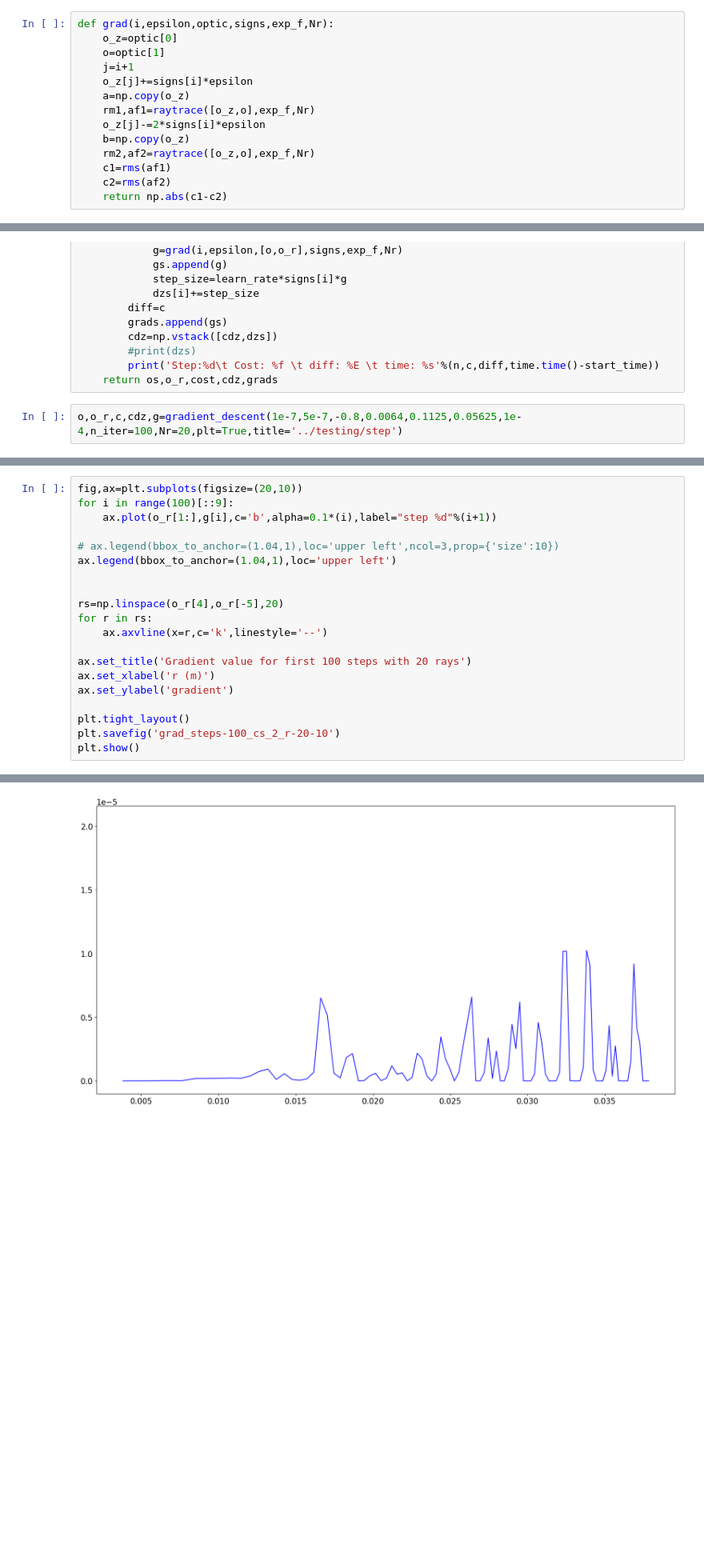
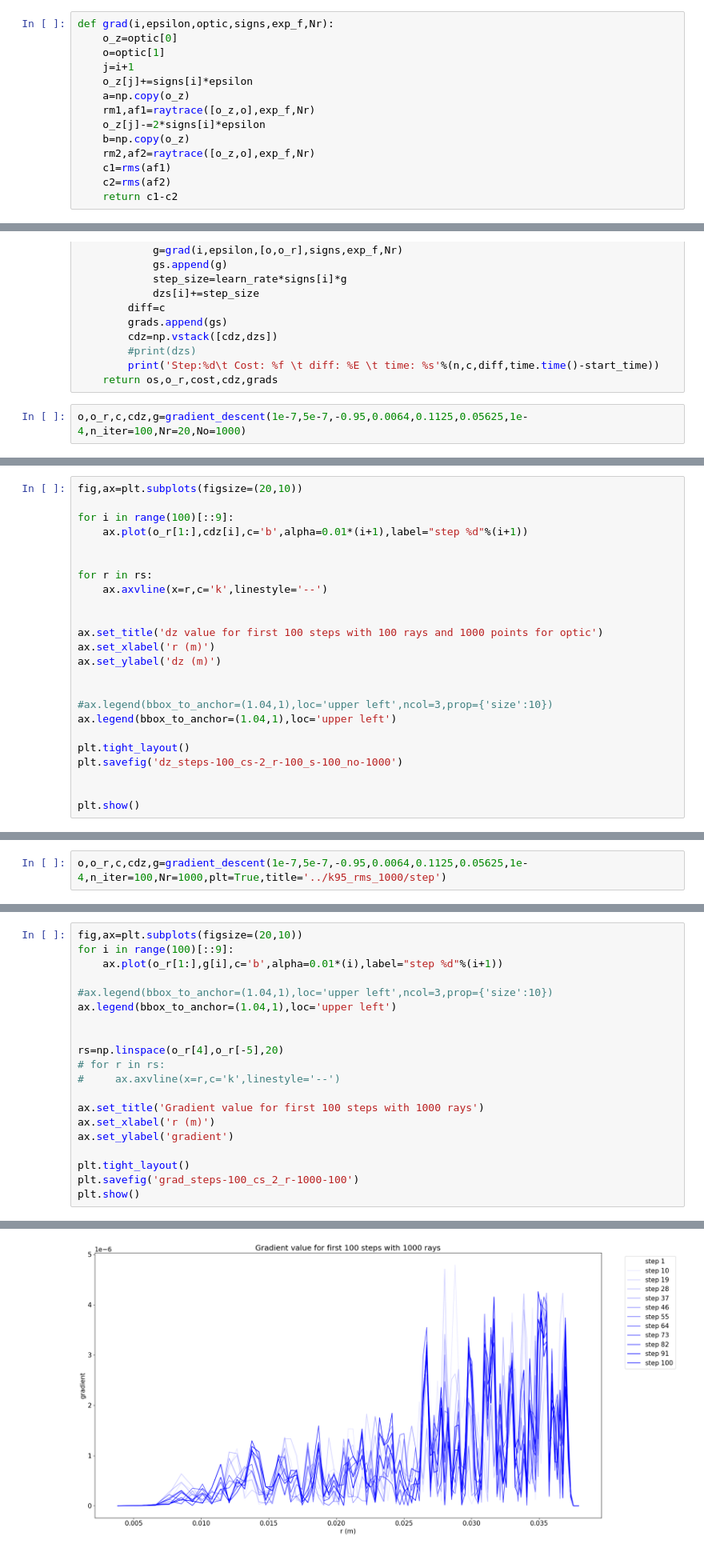
Before and after one commit to km0110/FF_rays, a Jupyter notebook: test_grad.ipynb, the cells around one changed output, grey strips where cells are left out. Shown at 80% size. Cells and saved outputs as stored; diff of their text form; blank space fills up the shorter version.

Commit message:
grad testing

```diff
--- a/test_grad.ipynb
+++ b/test_grad.ipynb
@@ -114,7 +114,7 @@ def grad(i,epsilon,optic,signs,exp_f,Nr):
     rm2,af2=raytrace([o_z,o],exp_f,Nr)
     c1=rms(af1)
     c2=rms(af2)
-    return np.abs(c1-c2)
+    return c1-c2
 # %%
 def gradient_descent(epsilon,dz,start_k,thick,roc,exp_f,learn_rate,n_iter=1000,tol=1e-6,No=100,Nr=1000,plt=False,title=None):
     start_o=create_starting_optic(thick,roc,k=start_k,N=No)
@@ -157,5 +157,5 @@ def gradient_descent(epsilon,dz,start_k,thick,roc,exp_f,learn_rate,n_iter=1000,t
         print('Step:%d\t Cost: %f \t diff: %E \t time: %s'%(n,c,diff,time.time()-start_time))
     return os,o_r,cost,cdz,grads
 # %%
-o,o_r,c,cdz,g=gradient_descent(1e-7,5e-7,-0.8,0.0064,0.1125,0.05625,1e-4,n_iter=100,Nr=20,plt=True,title='../testing/step')
+o,o_r,c,cdz,g=gradient_descent(1e-7,5e-7,-0.95,0.0064,0.1125,0.05625,1e-4,n_iter=100,Nr=20,No=1000)
 # %% [output]
@@ -194,0 +217,24 @@ for i in range(100)[::9]:
+# %%
+fig,ax=plt.subplots(figsize=(20,10))
+
+for i in range(100)[::9]:
+    ax.plot(o_r[1:],cdz[i],c='b',alpha=0.01*(i+1),label="step %d"%(i+1))
+
+
+for r in rs:
+    ax.axvline(x=r,c='k',linestyle='--')
+
+
+ax.set_title('dz value for first 100 steps with 100 rays and 1000 points for optic')
+ax.set_xlabel('r (m)')
+ax.set_ylabel('dz (m)')
+
+
+#ax.legend(bbox_to_anchor=(1.04,1),loc='upper left',ncol=3,prop={'size':10})
+ax.legend(bbox_to_anchor=(1.04,1),loc='upper left')
+
+plt.tight_layout()
+plt.savefig('dz_steps-100_cs-2_r-100_s-100_no-1000')
+
+
+plt.show()
@@ -194,0 +243,2 @@ for i in range(100)[::9]:
+# %%
+o,o_r,c,cdz,g=gradient_descent(1e-7,5e-7,-0.95,0.0064,0.1125,0.05625,1e-4,n_iter=100,Nr=1000,plt=True,title='../k95_rms_1000/step')
@@ -195,21 +263,21 @@ for i in range(100)[::9]:
 # %%
 fig,ax=plt.subplots(figsize=(20,10))
 for i in range(100)[::9]:
-    ax.plot(o_r[1:],g[i],c='b',alpha=0.1*(i),label="step %d"%(i+1))
+    ax.plot(o_r[1:],g[i],c='b',alpha=0.01*(i),label="step %d"%(i+1))
 
-# ax.legend(bbox_to_anchor=(1.04,1),loc='upper left',ncol=3,prop={'size':10})
+#ax.legend(bbox_to_anchor=(1.04,1),loc='upper left',ncol=3,prop={'size':10})
 ax.legend(bbox_to_anchor=(1.04,1),loc='upper left')
 
 
 rs=np.linspace(o_r[4],o_r[-5],20)
-for r in rs:
-    ax.axvline(x=r,c='k',linestyle='--')
+# for r in rs:
+#     ax.axvline(x=r,c='k',linestyle='--')
 
-ax.set_title('Gradient value for first 100 steps with 20 rays')
+ax.set_title('Gradient value for first 100 steps with 1000 rays')
 ax.set_xlabel('r (m)')
 ax.set_ylabel('gradient')
 
 plt.tight_layout()
-plt.savefig('grad_steps-100_cs_2_r-20-10')
+plt.savefig('grad_steps-100_cs_2_r-1000-100')
 plt.show()
 # %% [output]
@@ -217,4 +284,4 @@ ValueError: alpha (1.8) is outside 0-1 range
-[figure, old version]
+[figure, new version]
 # %%
 fig,ax=plt.subplots(figsize=(20,10))
 
```
Also changed, not shown: parts of 7 cells of this notebook, 7 other files.
